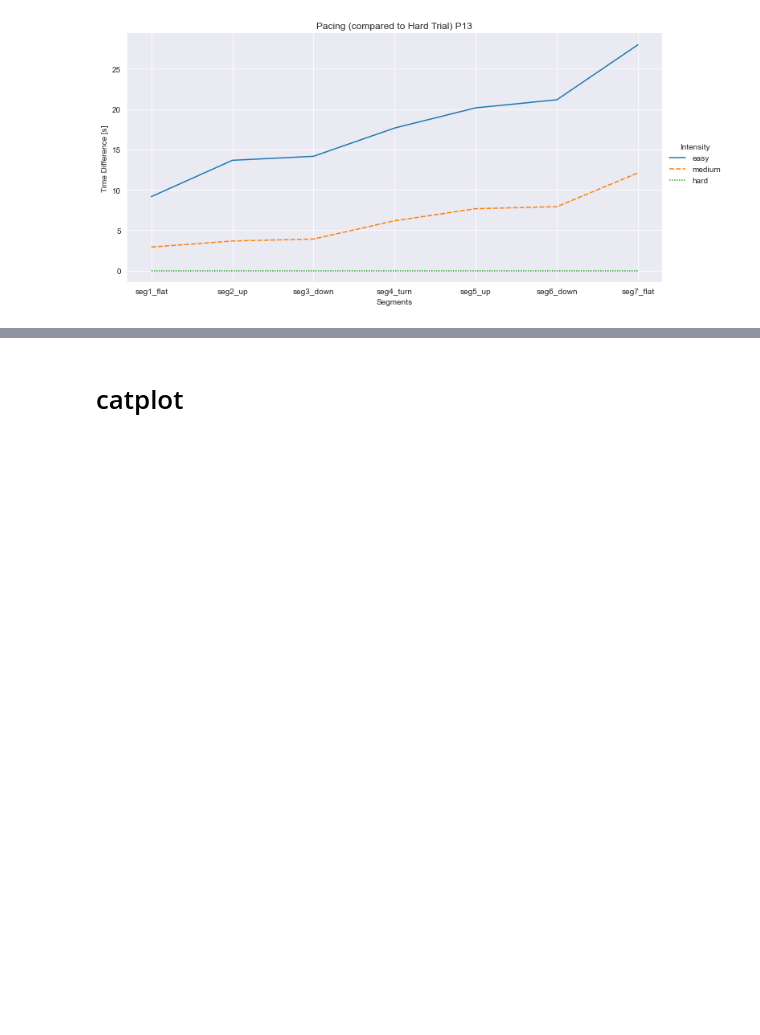
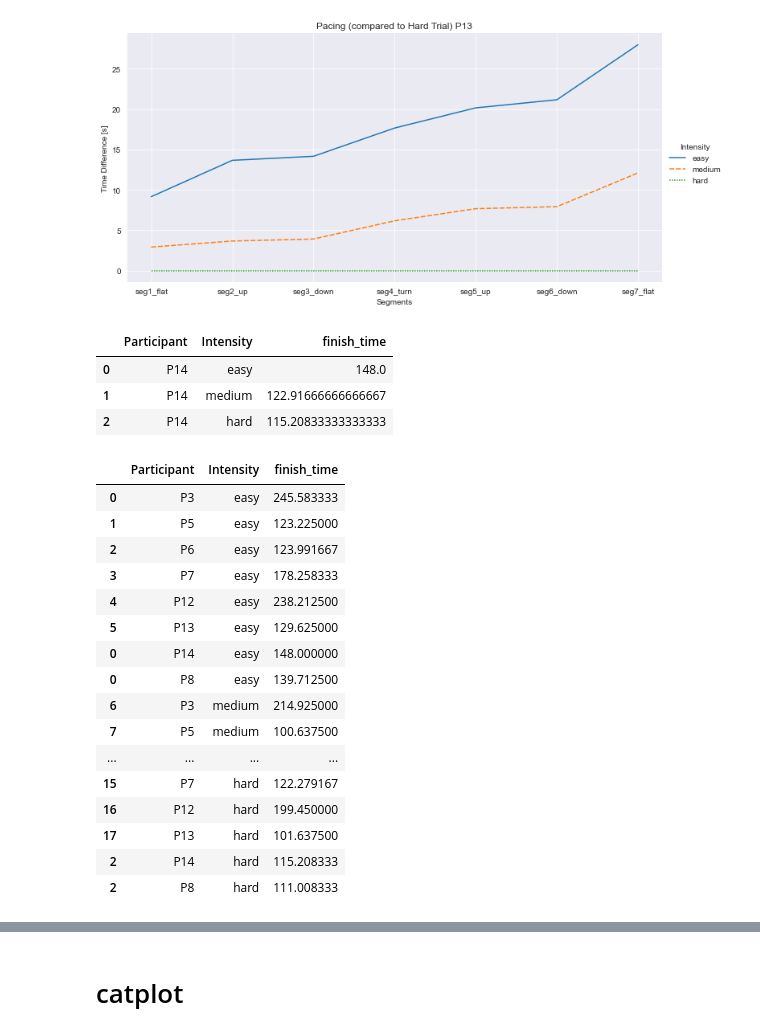
Before and after one commit to luceskywalker/xski, a Jupyter notebook: code/jupyter_lucas/splits_pacing.ipynb, the cells around one changed output, grey strips where cells are left out. Drawn from its saved outputs; the diff is of its cells as text; code cells hidden in the pictures; blank space fills up the shorter version.

```diff
--- a/code/jupyter_lucas/splits_pacing.ipynb
+++ b/code/jupyter_lucas/splits_pacing.ipynb
@@ -129,0 +151,12 @@ for p in splits.columns.get_level_values(0).unique():
+# %%
+mx = (29500-0)/240
+ex = (36400-880)/240
+hx = (28050-400)/240
+# %%
+p14 = pd.DataFrame(np.array([['P14', 'easy', ex],['P14', 'medium', mx],['P14', 'hard', hx]]), columns=['Participant', 'Intensity', 'finish_time'])
+p14
+# %% [output]
+|  | Participant | Intensity | finish_time |
+| 0 | P14 | easy | 148.0 |
+| 1 | P14 | medium | 122.91666666666667 |
+| 2 | P14 | hard | 115.20833333333333 |
@@ -129,0 +170,27 @@ for p in splits.columns.get_level_values(0).unique():
+# %%
+#d = pd.DataFrame(seg_time.loc['finish_time'])
+#d=d.reset_index()
+a=d[d['Intensity']=='easy']
+b=d[d['Intensity']=='medium']
+c=d[d['Intensity']=='hard']
+d=pd.concat([a,b,c], axis=0)
+d['finish_time'] = pd.to_numeric(d['finish_time'])
+d
+# %% [output]
+|  | Participant | Intensity | finish_time |
+| 0 | P3 | easy | 245.583333 |
+| 1 | P5 | easy | 123.225000 |
+| 2 | P6 | easy | 123.991667 |
+| 3 | P7 | easy | 178.258333 |
+| 4 | P12 | easy | 238.212500 |
+| 5 | P13 | easy | 129.625000 |
+| 0 | P14 | easy | 148.000000 |
+| 0 | P8 | easy | 139.712500 |
+| 6 | P3 | medium | 214.925000 |
+| 7 | P5 | medium | 100.637500 |
+| ... | ... | ... | ... |
+| 15 | P7 | hard | 122.279167 |
+| 16 | P12 | hard | 199.450000 |
+| 17 | P13 | hard | 101.637500 |
+| 2 | P14 | hard | 115.208333 |
+| 2 | P8 | hard | 111.008333 |
```
Also changed, not shown: parts of 10 cells of this notebook, 30 other files.
